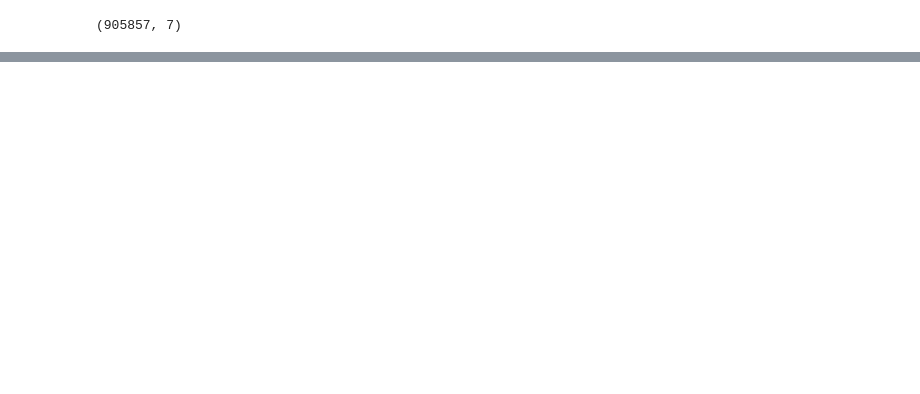
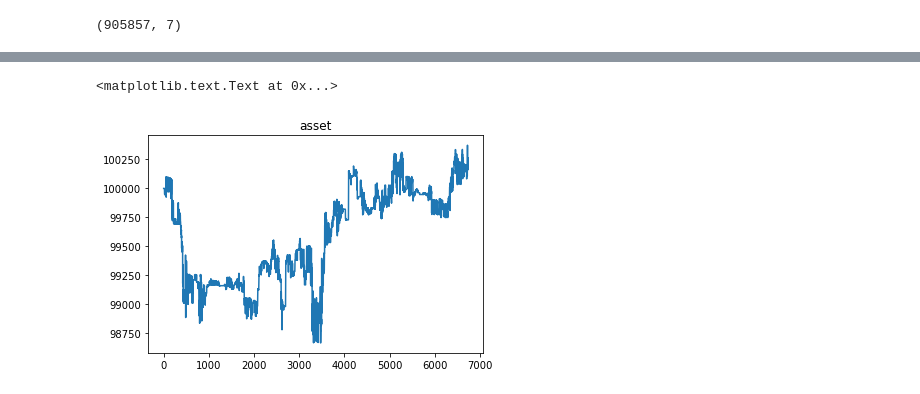
Before and after one commit to ShrekFelix/Deep-Trading-Agent, a Jupyter notebook: DeepTradingAgent.ipynb, the cells around one changed output, grey strips where cells are left out. Drawn from its saved outputs; the diff is of its cells as text; code cells hidden in the pictures; blank space fills up the shorter version.

```diff
--- a/DeepTradingAgent.ipynb
+++ b/DeepTradingAgent.ipynb
@@ -222,0 +216,6 @@ ________________________________________________________________________________
+# %%
+plt.plot(asset_log)
+plt.title('asset')
+# %% [output]
+<matplotlib.text.Text at 0x...>
+[figure, added]
```
Also changed, not shown: parts of 10 cells of this notebook.
